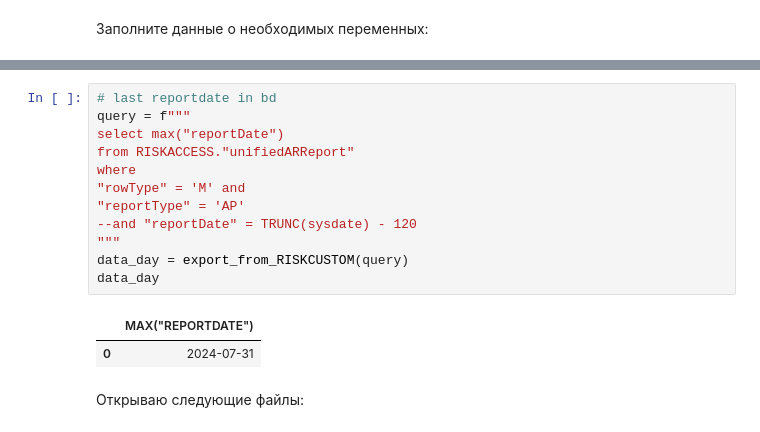
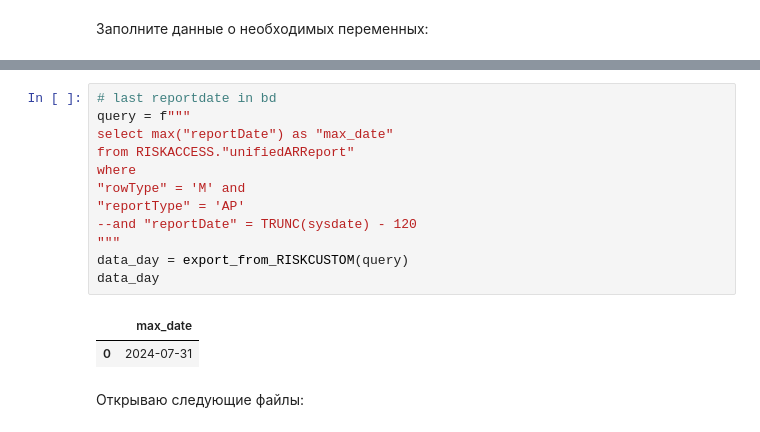
Before and after one commit to Lirollel/Work_AIM_Jupyter-Python-Pandas, a Jupyter notebook: OCP/ARAP/ARAP.ipynb, the cells around one changed output, grey strips where cells are left out. Drawn from its saved outputs; the diff is of its cells as text.

```diff
--- a/OCP/ARAP/ARAP.ipynb
+++ b/OCP/ARAP/ARAP.ipynb
@@ -30,17 +17,17 @@ from Defs import CCY_tech_dict
 # %%
 # last reportdate in bd
 query = f"""
-select max("reportDate")
+select max("reportDate") as "max_date"
 from RISKACCESS."unifiedARReport"
 where
 "rowType" = 'M' and
 "reportType" = 'AP'
 --and "reportDate" = TRUNC(sysdate) - 120
 """
 data_day = export_from_RISKCUSTOM(query)
 data_day
 # %% [output]
-|  | MAX("REPORTDATE") |
+|  | max_date |
 | 0 | 2024-07-31 |
 # %% [markdown]
 Открываю следующие файлы:
```
Also changed, not shown: parts of 22 cells of this notebook, 7 other files.
